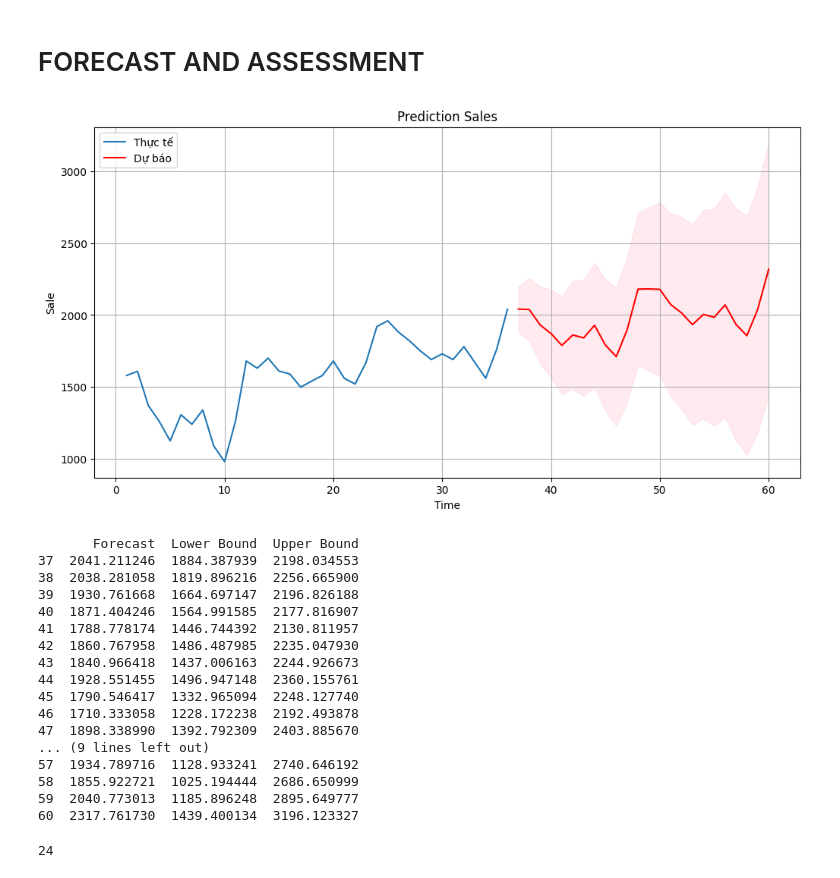
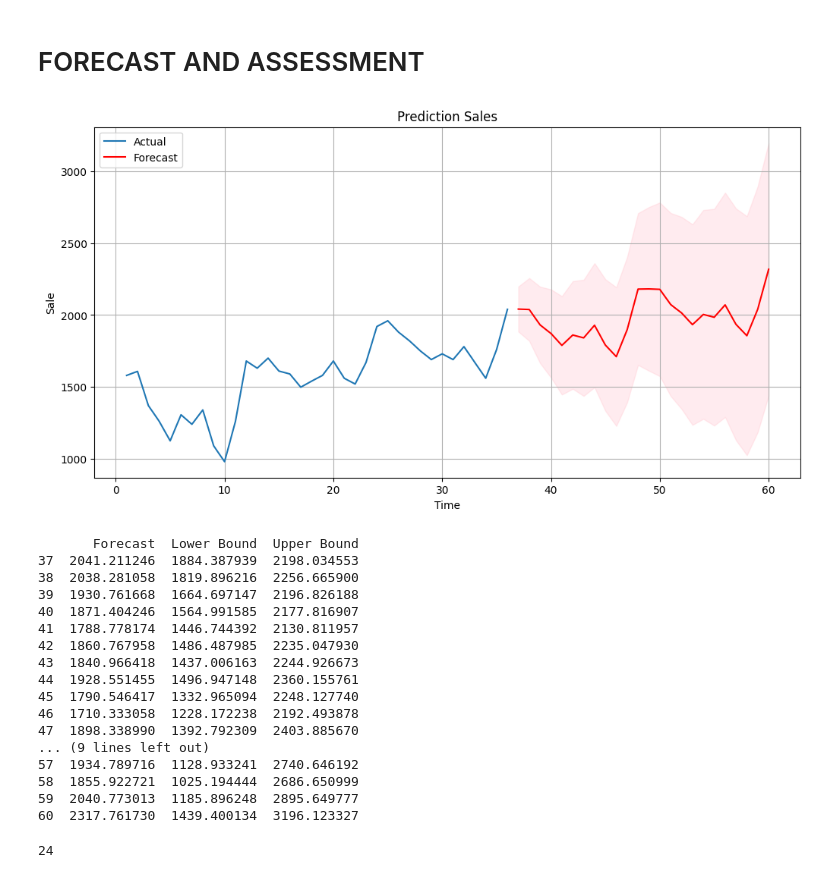
Before and after one commit to tanhpuh/time-series-forecasting, a Jupyter notebook: time_series_forecasting.ipynb, the cells around one changed output. Saved outputs shown, nothing was run; the diff lists cells and outputs as text; code cells hidden in the pictures.

```diff
--- a/time_series_forecasting.ipynb
+++ b/time_series_forecasting.ipynb
@@ -254,32 +254,32 @@ Warnings:
 # %%
 # Dự báo cho tương lai (24 tháng tiếp theo)
 forecast = model_fit.get_forecast(steps=time_step)
 # forecast_index = pd.date_range(df.index[-1], periods=time_step, freq='YS')  #freq='M' last day of monthly, 'MS' first day of monthly, 'YS' yearly
 forecast_index = np.arange(len(df)+1, len(df) + time_step+1)
 
 forecast_df = pd.DataFrame({
     'Forecast': forecast.predicted_mean,
     'Lower Bound': forecast.conf_int()['lower Sales'],
     'Upper Bound': forecast.conf_int()['upper Sales']
 }, index=forecast_index)
 
 # Vẽ biểu đồ dự báo
 plt.figure(figsize=(12, 6))
-plt.plot(df['Sales'], label='Thực tế')
-plt.plot(forecast_df['Forecast'], label='Dự báo', color='red')
+plt.plot(df['Sales'], label='Actual')
+plt.plot(forecast_df['Forecast'], label='Forecast', color='red')
 plt.fill_between(forecast_df.index,
                  forecast_df['Lower Bound'],
                  forecast_df['Upper Bound'], color='pink', alpha=0.3)
 plt.title('Prediction Sales')
 plt.xlabel('Time')
 plt.ylabel('Sale')
 plt.legend()
 plt.grid()
 plt.show()
 
 print(forecast_df)
 # %% [output]
-[figure, old version]
+[figure, new version]
        Forecast  Lower Bound  Upper Bound
 37  2041.211246  1884.387939  2198.034553
 38  2038.281058  1819.896216  2256.665900
```
Also changed, not shown: parts of 1 cell of this notebook.
